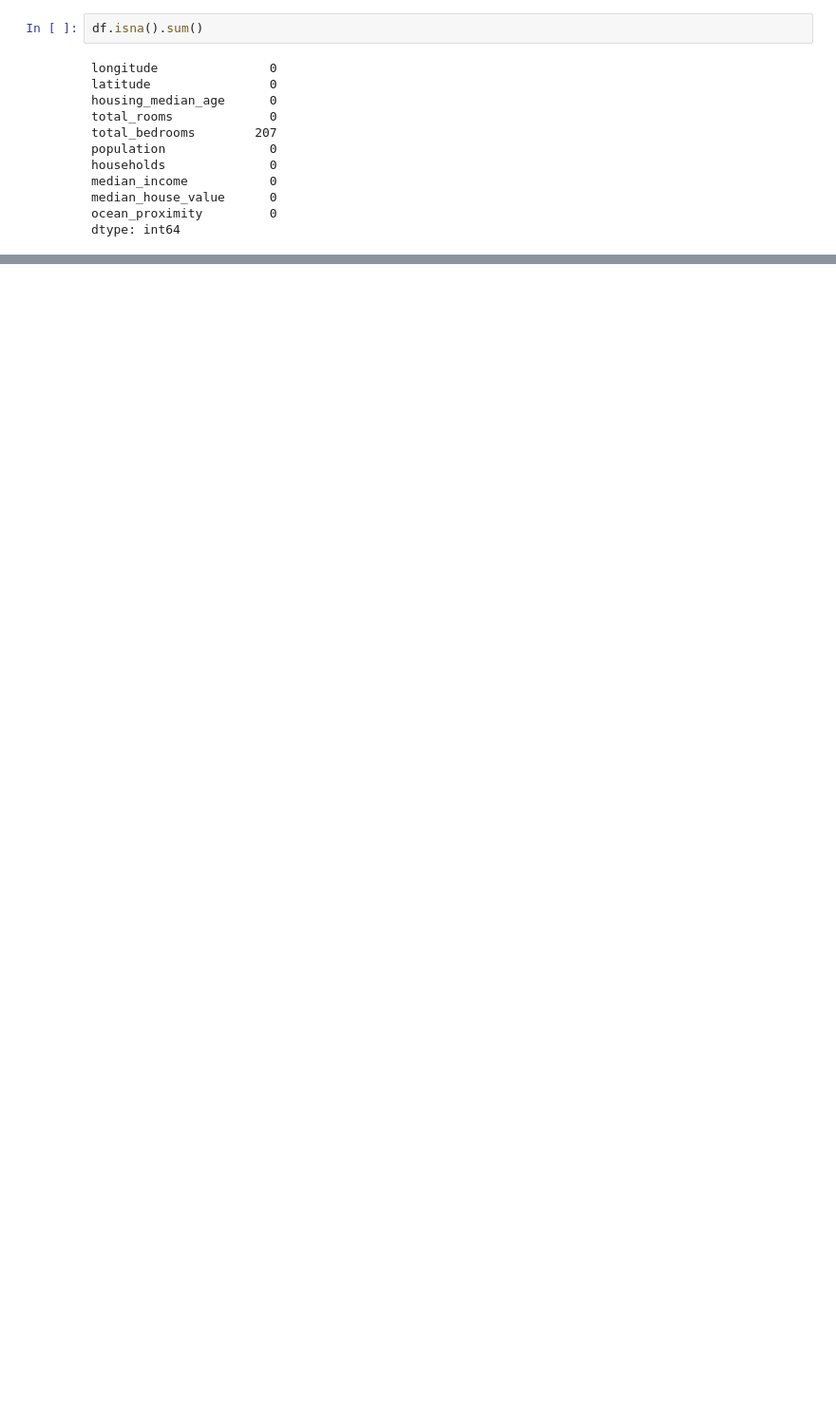
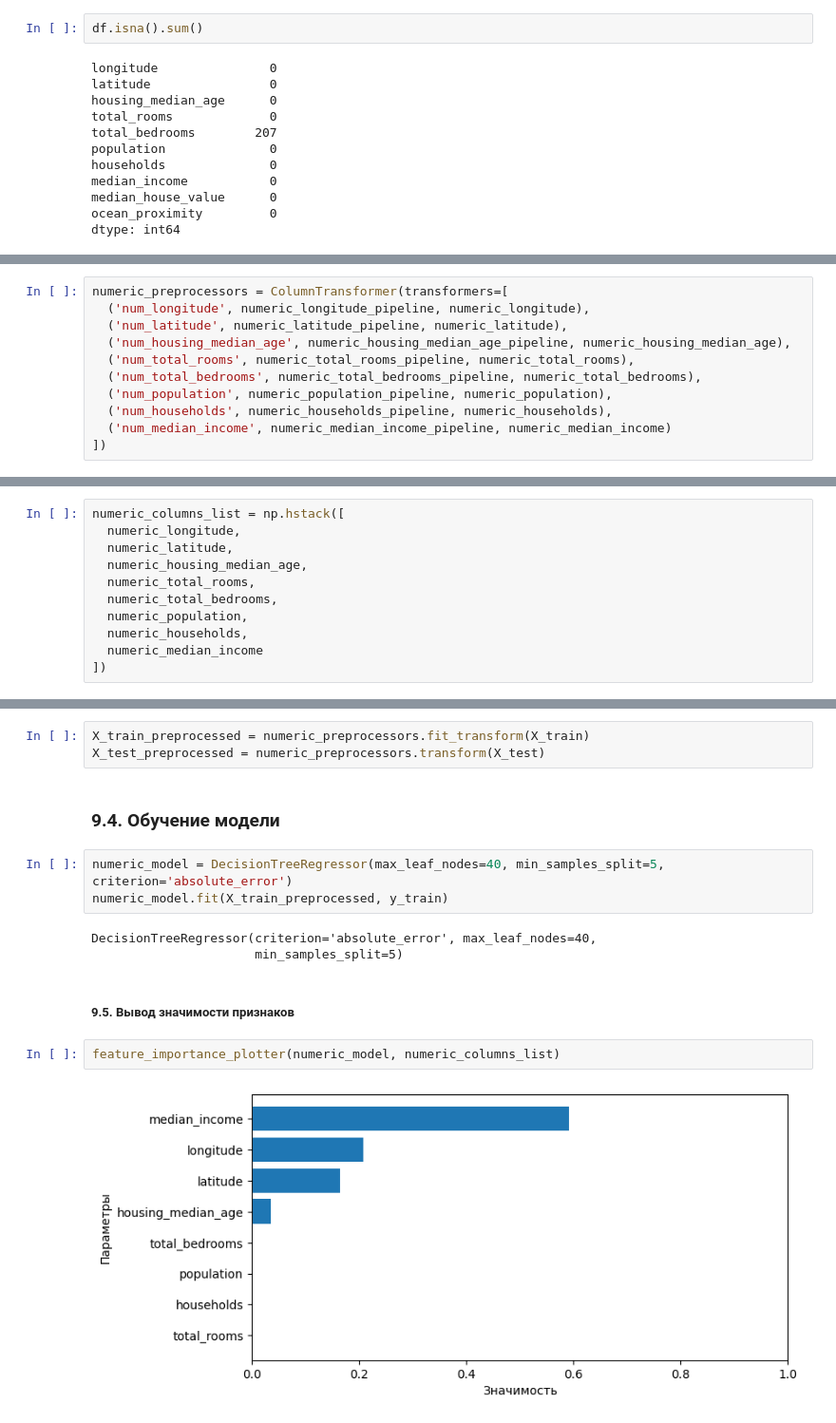
Before and after one commit to Losyash/mbml_II_hw, a Jupyter notebook: lab1/notebook.ipynb, the cells around one changed output, grey strips where cells are left out. Shown: that part at 95% size. Drawn from its saved outputs; the diff is of its cells as text; blank space fills up the shorter version.

```diff
--- a/lab1/notebook.ipynb
+++ b/lab1/notebook.ipynb
@@ -78,0 +330,11 @@ dtype: int64
+# %%
+numeric_preprocessors = ColumnTransformer(transformers=[
+  ('num_longitude', numeric_longitude_pipeline, numeric_longitude),
+  ('num_latitude', numeric_latitude_pipeline, numeric_latitude),
+  ('num_housing_median_age', numeric_housing_median_age_pipeline, numeric_housing_median_age),
+  ('num_total_rooms', numeric_total_rooms_pipeline, numeric_total_rooms),
+  ('num_total_bedrooms', numeric_total_bedrooms_pipeline, numeric_total_bedrooms),
+  ('num_population', numeric_population_pipeline, numeric_population),
+  ('num_households', numeric_households_pipeline, numeric_households),
+  ('num_median_income', numeric_median_income_pipeline, numeric_median_income)
+])
@@ -78,0 +343,11 @@ dtype: int64
+# %%
+numeric_columns_list = np.hstack([
+  numeric_longitude,
+  numeric_latitude,
+  numeric_housing_median_age,
+  numeric_total_rooms,
+  numeric_total_bedrooms,
+  numeric_population,
+  numeric_households,
+  numeric_median_income
+])
@@ -78,0 +356,17 @@ dtype: int64
+# %%
+X_train_preprocessed = numeric_preprocessors.fit_transform(X_train)
+X_test_preprocessed = numeric_preprocessors.transform(X_test)
+# %% [markdown]
+### 9.4. Обучение модели
+# %%
+numeric_model = DecisionTreeRegressor(max_leaf_nodes=40, min_samples_split=5, criterion='absolute_error')
+numeric_model.fit(X_train_preprocessed, y_train)
+# %% [output]
+DecisionTreeRegressor(criterion='absolute_error', max_leaf_nodes=40,
+                      min_samples_split=5)
+# %% [markdown]
+##### 9.5. Вывод значимости признаков
+# %%
+feature_importance_plotter(numeric_model, numeric_columns_list)
+# %% [output]
+[figure, added]
```
Also changed, not shown: parts of 56 cells of this notebook.
